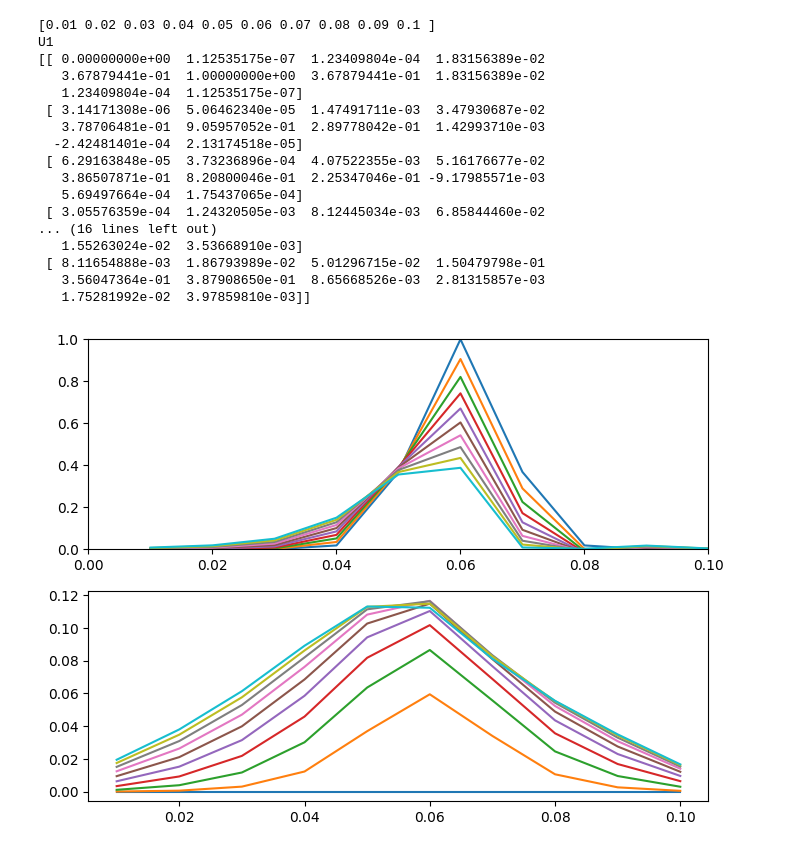
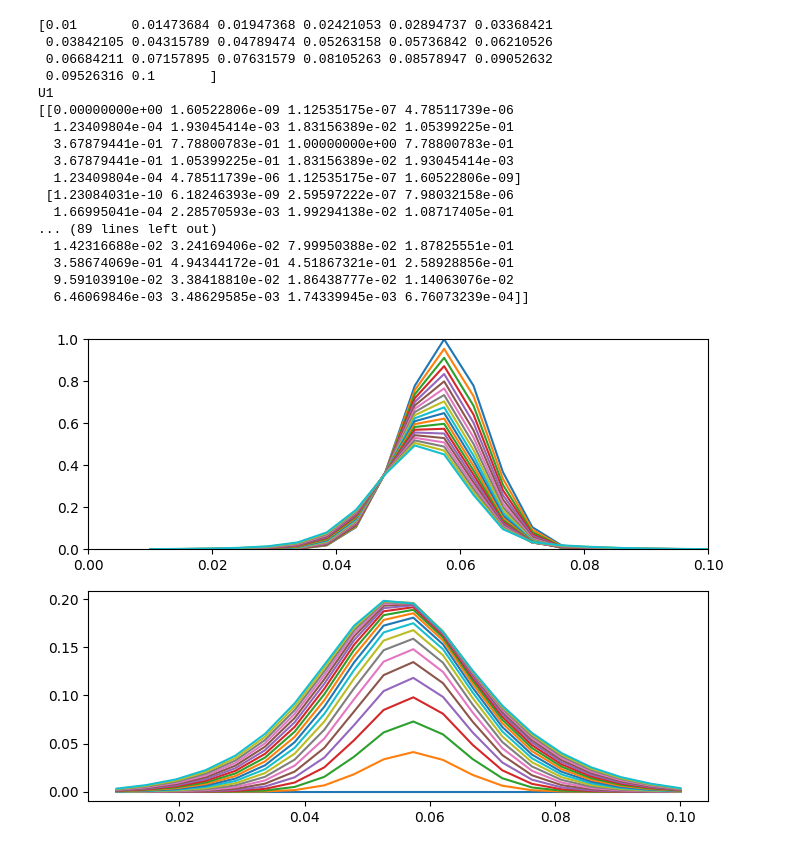
Before and after one commit to 0mR2r0/diff-finitas, a Jupyter notebook: ejemplo_acoplado_automatico.ipynb, the cells around one changed output. Drawn from its saved outputs; the diff is of its cells as text; code cells hidden in the pictures.

```diff
--- a/ejemplo_acoplado_automatico.ipynb
+++ b/ejemplo_acoplado_automatico.ipynb
@@ -4,10 +6,10 @@ import matplotlib.pyplot as plt
 from scipy.integrate import odeint
 
 # Parametros
-n = 20
+n = 40
 L = 1
-m = 10
-h = 0.1
+m = n//2
+h = L/m
 k = 10
 a = 5
 b = 100
@@ -65,56 +67,56 @@ def system(variables, t):
 
 # Valores iniciales
 x0 = np.zeros(m)
-for i in range(1,10):  # Changed range to 0-3 for indexing from 0
+for i in range(1,m):  # Changed range to 0-3 for indexing from 0
     x0[i] = np.exp(-100 * (i * h - 0.5)**2)  # Use i*h for x values
-y0 = np.zeros(10)  # Initialize y0 as an array of zeros
+y0 = np.zeros(m)  # Initialize y0 as an array of zeros
 initial_conditions = np.concatenate([x0, y0])  # Concatenate x0 and y0
 #print('Condiciones iniciales')
 #print(initial_conditions)
 # Intervalo de tiempo
-t = np.linspace(0.01, 0.1, 10)
+t = np.linspace(0.01, 0.1, m)
 print(t)
 # Resolver el sistema de ecuaciones
 solution = odeint(system, initial_conditions, t)
 
 # Extract solutions for x and y (assuming they are the first 4 and last 4 elements)
-u1 = solution[: , :10]
-u2 = solution[: , 10:]
+u1 = solution[: , :m]
+u2 = solution[: , m:]
 print("U1")
 print(u1)
 #print("U2")
 #print(u2)
 #print(y[:,0])
 # Graficar las soluciones
 fig, axs = plt.subplots(2, 1, figsize=(8, 6))
 ##############Graficas para U1######################
-for i in range(10):
+for i in range(m):
   axs[0].plot(t, u1[i,:], label='x1(t)')
 axs[0].set_xlim(0, 0.1)
 axs[0].set_ylim(0, 1)
 ###############Graficas para U2#####################
-for i in range(10):
+for i in range(m):
   axs[1].plot(t, u2[i,:], label='y1(t)')
 #axs[1].plot(t, u2[0,:], label='y1(t)')
 
 #plt.plot(t, u1[0,:], label='x1(t)')  # Example: Plotting the first x variable
 #plt.plot(t, u2[0,:], label='y1(t)')  # Example: Plotting the first
 # %% [output]
-[0.01 0.02 0.03 0.04 0.05 0.06 0.07 0.08 0.09 0.1 ]
+[0.01       0.01473684 0.01947368 0.02421053 0.02894737 0.03368421
+ 0.03842105 0.04315789 0.04789474 0.05263158 0.05736842 0.06210526
+ 0.06684211 0.07157895 0.07631579 0.08105263 0.08578947 0.09052632
+ 0.09526316 0.1       ]
 U1
-[[ 0.00000000e+00  1.12535175e-07  1.23409804e-04  1.83156389e-02
-   3.67879441e-01  1.00000000e+00  3.67879441e-01  1.83156389e-02
-   1.23409804e-04  1.12535175e-07]
- [ 3.14171308e-06  5.06462340e-05  1.47491711e-03  3.47930687e-02
-   3.78706481e-01  9.05957052e-01  2.89778042e-01  1.42993710e-03
-  -2.42481401e-04  2.13174518e-05]
- [ 6.29163848e-05  3.73236896e-04  4.07522355e-03  5.16176677e-02
-   3.86507871e-01  8.20800046e-01  2.25347046e-01 -9.17985571e-03
-   5.69497664e-04  1.75437065e-04]
- [ 3.05576359e-04  1.24320505e-03  8.12445034e-03  6.85844460e-02
-... (16 lines left out)
-   1.55263024e-02  3.53668910e-03]
- [ 8.11654888e-03  1.86793989e-02  5.01296715e-02  1.50479798e-01
-   3.56047364e-01  3.87908650e-01  8.65668526e-03  2.81315857e-03
-   1.75281992e-02  3.97859810e-03]]
+[[0.00000000e+00 1.60522806e-09 1.12535175e-07 4.78511739e-06
+  1.23409804e-04 1.93045414e-03 1.83156389e-02 1.05399225e-01
+  3.67879441e-01 7.78800783e-01 1.00000000e+00 7.78800783e-01
+  3.67879441e-01 1.05399225e-01 1.83156389e-02 1.93045414e-03
+  1.23409804e-04 4.78511739e-06 1.12535175e-07 1.60522806e-09]
+ [1.23084031e-10 6.18246393e-09 2.59597222e-07 7.98032158e-06
+  1.66995041e-04 2.28570593e-03 1.99294138e-02 1.08717405e-01
+... (89 lines left out)
+  1.42316688e-02 3.24169406e-02 7.99950388e-02 1.87825551e-01
+  3.58674069e-01 4.94344172e-01 4.51867321e-01 2.58928856e-01
+  9.59103910e-02 3.38418810e-02 1.86438777e-02 1.14063076e-02
+  6.46069846e-03 3.48629585e-03 1.74339945e-03 6.76073239e-04]]
-[figure, old version]
+[figure, new version]
```
Also changed, not shown: parts of 1 cell of this notebook.
